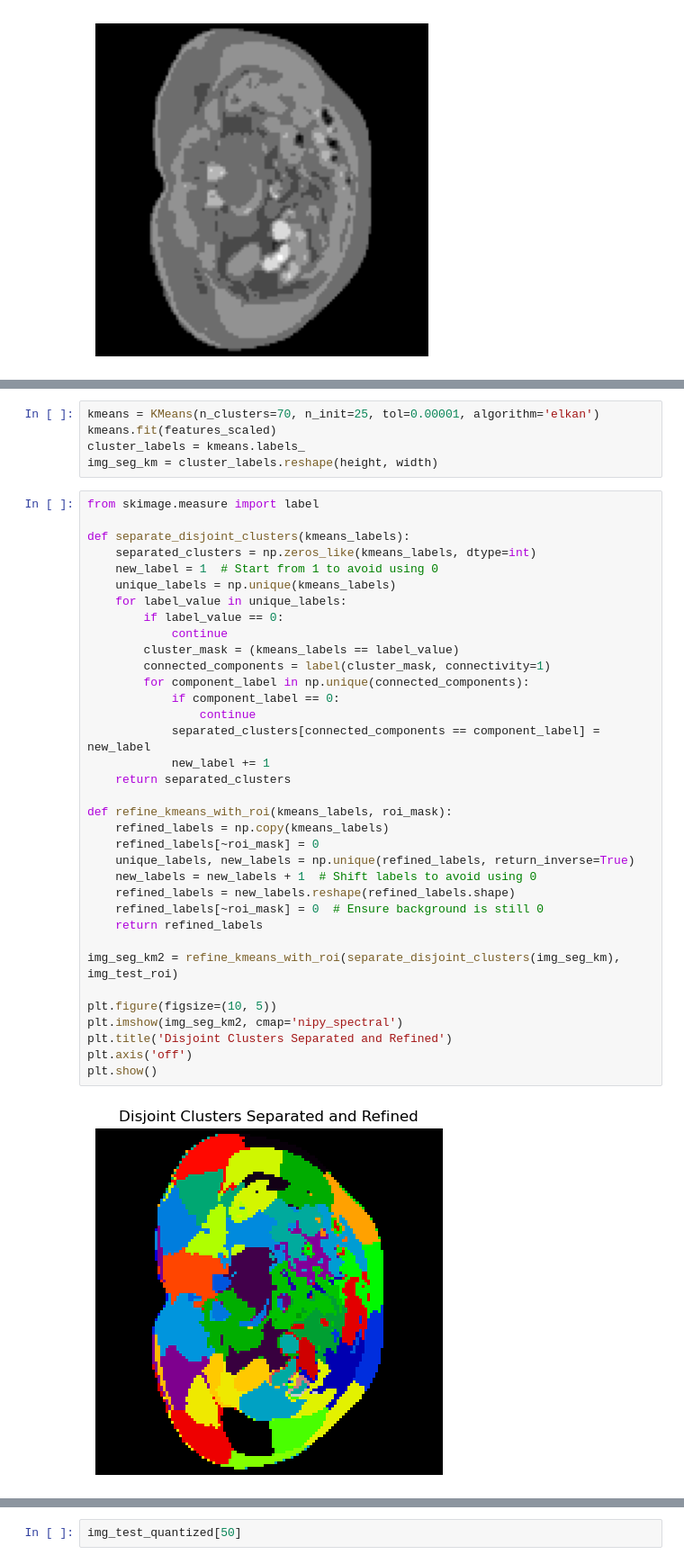
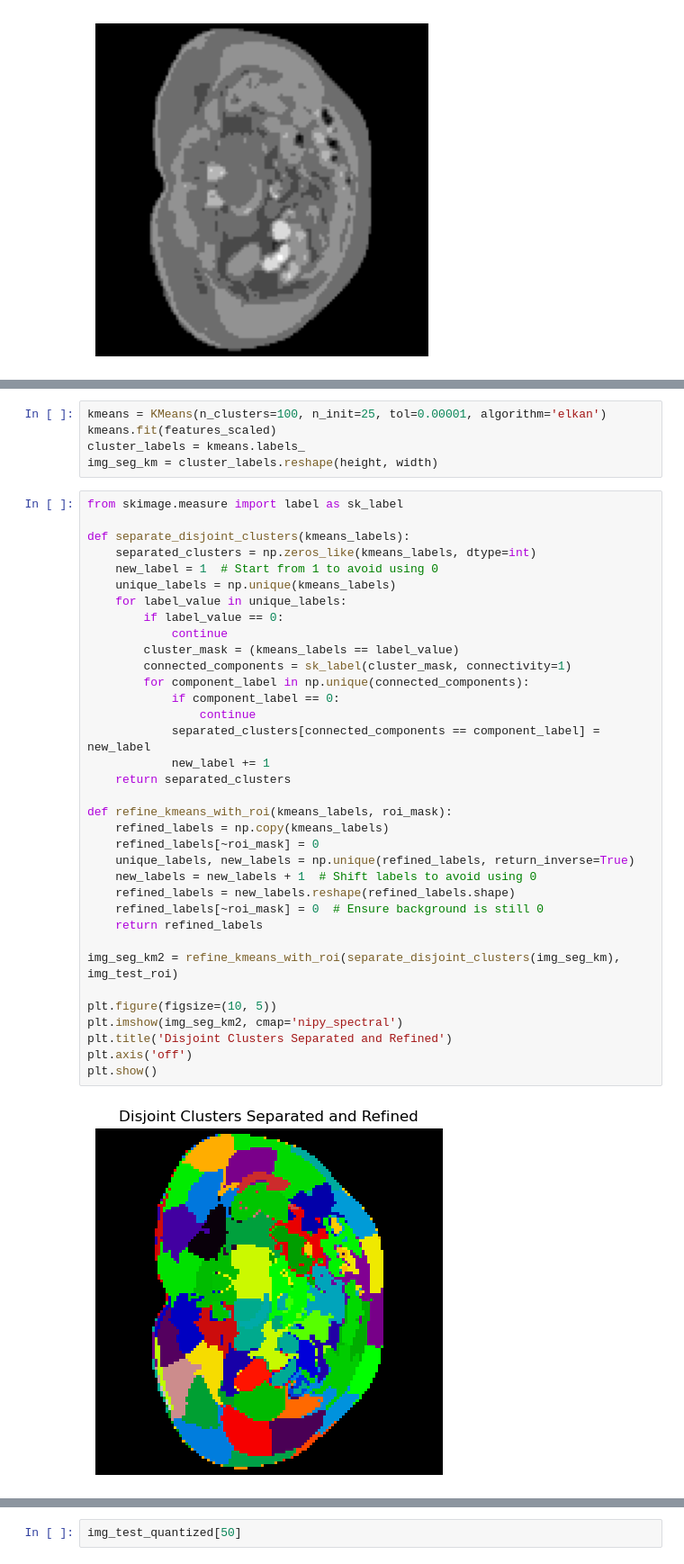
Before and after one commit to 54CHA-PJ/ECN-Challenge-Data-IRM, a Jupyter notebook: main_km.ipynb, the cells around one changed output, grey strips where cells are left out. Shown: that part at 90% size. Cells and saved outputs as stored; diff of their text form.

```diff
--- a/main_km.ipynb
+++ b/main_km.ipynb
@@ -151,47 +173,47 @@ k=50 took 7.80 seconds
 k=60 took 9.88 seconds
 [figure]
 # %%
-kmeans = KMeans(n_clusters=70, n_init=25, tol=0.00001, algorithm='elkan')
+kmeans = KMeans(n_clusters=100, n_init=25, tol=0.00001, algorithm='elkan')
 kmeans.fit(features_scaled)
 cluster_labels = kmeans.labels_
 img_seg_km = cluster_labels.reshape(height, width)
 # %%
-from skimage.measure import label
+from skimage.measure import label as sk_label
 
 def separate_disjoint_clusters(kmeans_labels):
     separated_clusters = np.zeros_like(kmeans_labels, dtype=int)
     new_label = 1  # Start from 1 to avoid using 0
     unique_labels = np.unique(kmeans_labels)
     for label_value in unique_labels:
         if label_value == 0:
             continue
         cluster_mask = (kmeans_labels == label_value)
-        connected_components = label(cluster_mask, connectivity=1)
+        connected_components = sk_label(cluster_mask, connectivity=1)
         for component_label in np.unique(connected_components):
             if component_label == 0:
                 continue
             separated_clusters[connected_components == component_label] = new_label
             new_label += 1
     return separated_clusters
 
 def refine_kmeans_with_roi(kmeans_labels, roi_mask):
     refined_labels = np.copy(kmeans_labels)
     refined_labels[~roi_mask] = 0
     unique_labels, new_labels = np.unique(refined_labels, return_inverse=True)
     new_labels = new_labels + 1  # Shift labels to avoid using 0
     refined_labels = new_labels.reshape(refined_labels.shape)
     refined_labels[~roi_mask] = 0  # Ensure background is still 0
     return refined_labels
 
 img_seg_km2 = refine_kmeans_with_roi(separate_disjoint_clusters(img_seg_km), img_test_roi)
 
 plt.figure(figsize=(10, 5))
 plt.imshow(img_seg_km2, cmap='nipy_spectral')
 plt.title('Disjoint Clusters Separated and Refined')
 plt.axis('off')
 plt.show()
 # %% [output]
-[figure, old version]
+[figure, new version]
 # %%
 unique, counts = np.unique(img_seg_km2, return_counts=True)
 print(unique)
```
Also changed, not shown: parts of 6 cells of this notebook, 1 other file.
